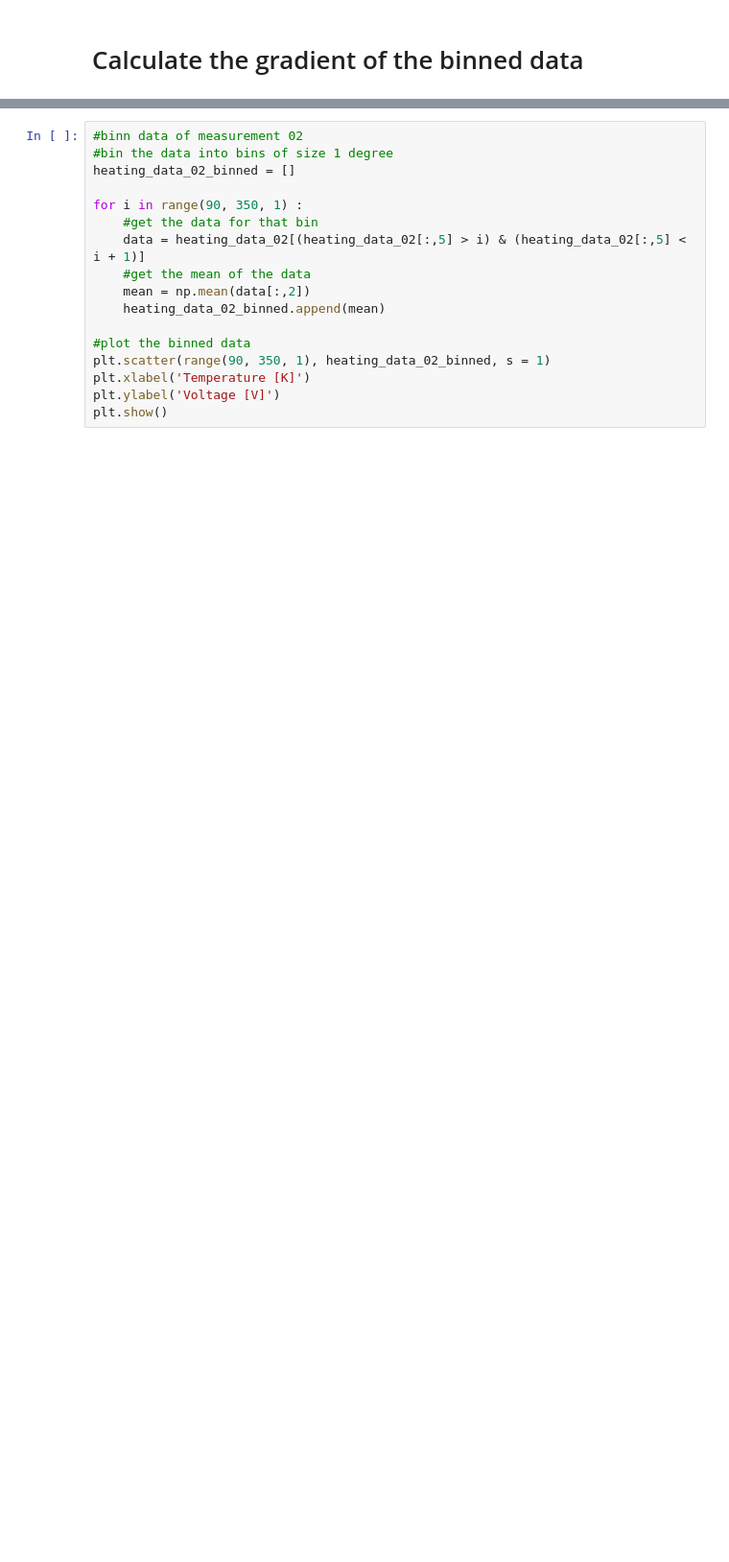
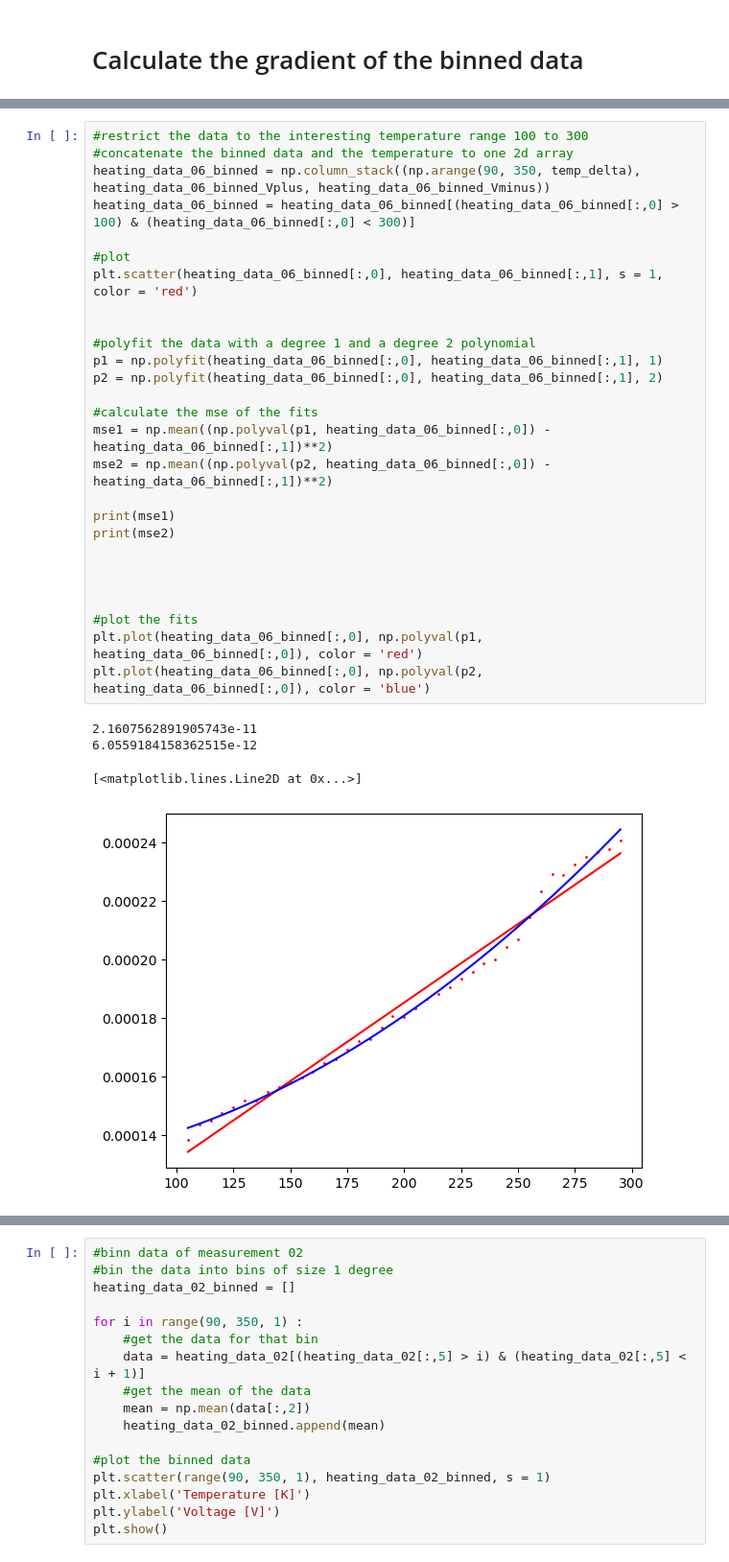
Before and after one commit to JanZur/Solid_state_physics_lab, a Jupyter notebook: solidstates_lab.ipynb, the cells around one changed output, grey strips where cells are left out. Shown at 96% size. Drawn from its saved outputs; the diff is of its cells as text; blank space fills up the shorter version.

```diff
--- a/solidstates_lab.ipynb
+++ b/solidstates_lab.ipynb
@@ -514,0 +615,32 @@ cooling V-
+# %%
+#restrict the data to the interesting temperature range 100 to 300
+#concatenate the binned data and the temperature to one 2d array
+heating_data_06_binned = np.column_stack((np.arange(90, 350, temp_delta), heating_data_06_binned_Vplus, heating_data_06_binned_Vminus))
+heating_data_06_binned = heating_data_06_binned[(heating_data_06_binned[:,0] > 100) & (heating_data_06_binned[:,0] < 300)]
+
+#plot
+plt.scatter(heating_data_06_binned[:,0], heating_data_06_binned[:,1], s = 1, color = 'red')
+
+
+#polyfit the data with a degree 1 and a degree 2 polynomial
+p1 = np.polyfit(heating_data_06_binned[:,0], heating_data_06_binned[:,1], 1)
+p2 = np.polyfit(heating_data_06_binned[:,0], heating_data_06_binned[:,1], 2)
+
+#calculate the mse of the fits
+mse1 = np.mean((np.polyval(p1, heating_data_06_binned[:,0]) - heating_data_06_binned[:,1])**2)
+mse2 = np.mean((np.polyval(p2, heating_data_06_binned[:,0]) - heating_data_06_binned[:,1])**2)
+
+print(mse1)
+print(mse2)
+
+
+
+
+#plot the fits
+plt.plot(heating_data_06_binned[:,0], np.polyval(p1, heating_data_06_binned[:,0]), color = 'red')
+plt.plot(heating_data_06_binned[:,0], np.polyval(p2, heating_data_06_binned[:,0]), color = 'blue')
+# %% [output]
+2.1607562891905743e-11
+6.0559184158362515e-12
+[<matplotlib.lines.Line2D at 0x...>]
+[figure, added]
```
Also changed, not shown: parts of 13 cells of this notebook, 1 other file.
